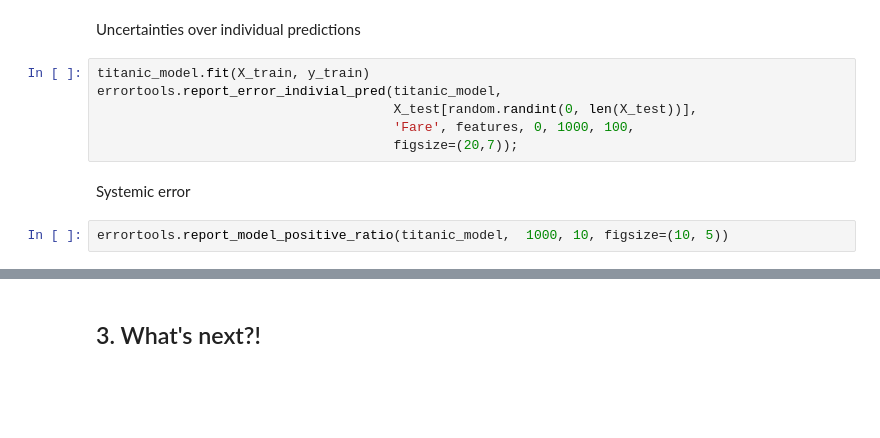
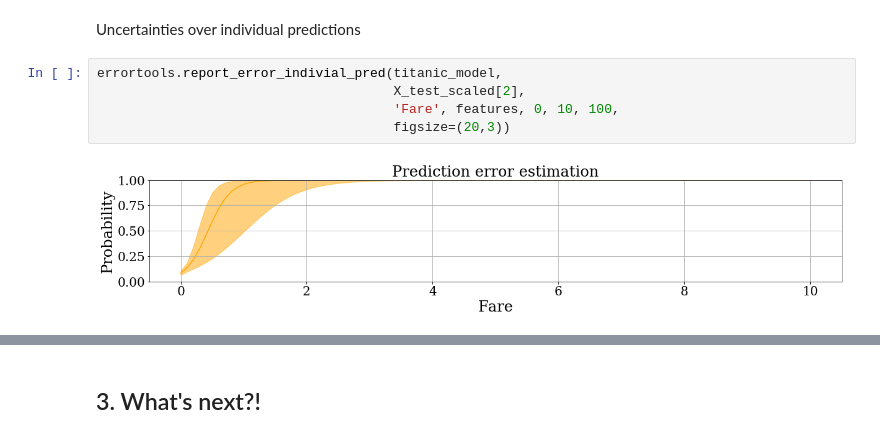
Before and after one commit to faab5/errortools, a Jupyter notebook: notebooks/PyData presentation 11-05-2019.ipynb, the cells around one changed output, grey strips where cells are left out. Drawn from its saved outputs; the diff is of its cells as text; blank space fills up the shorter version.

```diff
--- a/notebooks/PyData presentation 11-05-2019.ipynb
+++ b/notebooks/PyData presentation 11-05-2019.ipynb
@@ -344,12 +376,9 @@ errortools.report_error_test_samples(titanic_model,
 # %% [markdown]
 Uncertainties over individual predictions
 # %%
-titanic_model.fit(X_train, y_train)
 errortools.report_error_indivial_pred(titanic_model,
-                                      X_test[random.randint(0, len(X_test))],
-                                      'Fare', features, 0, 1000, 100,
-                                      figsize=(20,7));
+                                      X_test_scaled[2],
+                                      'Fare', features, 0, 10, 100,
+                                      figsize=(20,3))
+# %% [output]
+[figure, added]
-# %% [markdown]
-Systemic error
-# %%
-errortools.report_model_positive_ratio(titanic_model,  1000, 10, figsize=(10, 5))
```
Also changed, not shown: parts of 32 cells of this notebook, 5 other files.
